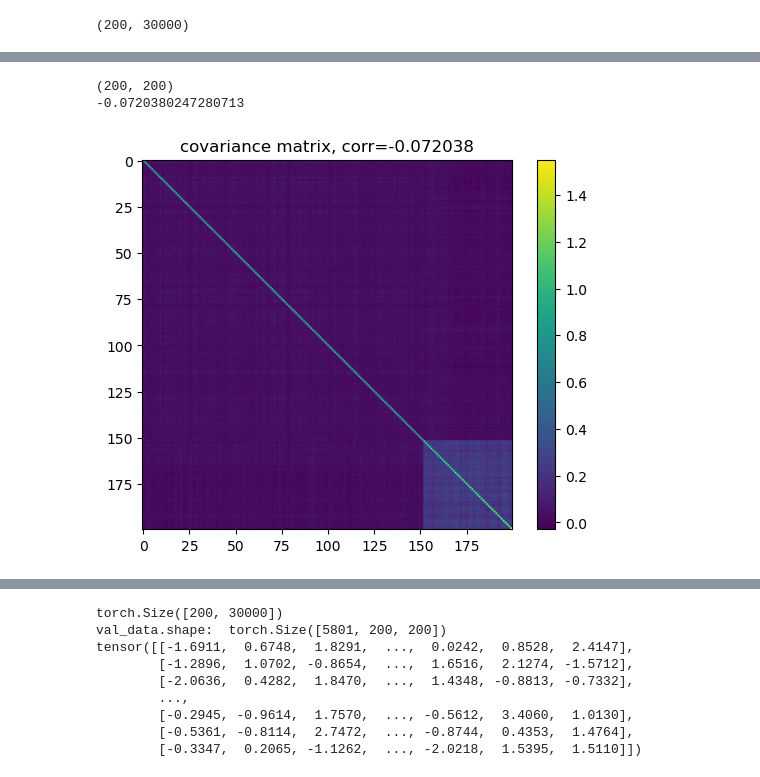
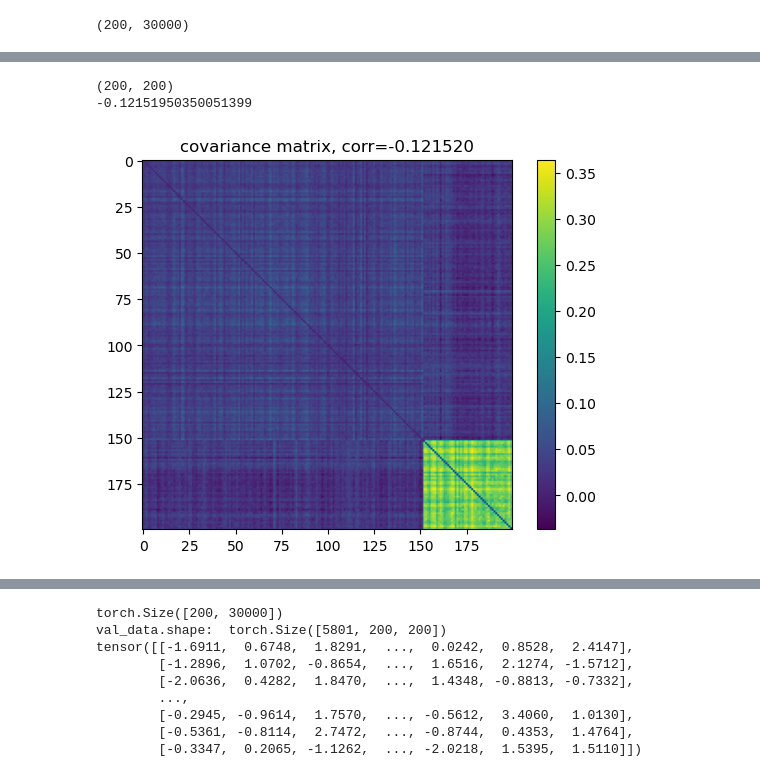
Before and after one commit to wuweizhang0723/func2graph, a Jupyter notebook: notebook/check_data/simulation_data.ipynb, the cells around one changed output, grey strips where cells are left out. Drawn from its saved outputs; the diff is of its cells as text; code cells hidden in the pictures.

```diff
--- a/notebook/check_data/simulation_data.ipynb
+++ b/notebook/check_data/simulation_data.ipynb
@@ -17,7 +17,7 @@ from func2graph import models, tools, baselines
 # %%
 neuron_num = 200   #####################
 dt = 0.05
-tau = 10
+tau = 2   ##################### !!!!!!!!!!!!!!!!!!!!!!!!!!!!!!!!!!
 
 spike_neuron_num=2
 spike_input=5
@@ -112,17 +102,18 @@ plt.show()
 # %%
 # calculate covariance matrix using activity
 weight_matrix = simulator.W_ij
 
 cov = np.cov(result)
+cov = cov - np.diag(np.diag(cov))
 print(cov.shape)
 corr = np.corrcoef(cov.flatten(), weight_matrix.detach().numpy().flatten())[0, 1]
 print(corr)
 
 plt.imshow(cov)
 plt.title("covariance matrix, corr={:.6f}".format(corr))
 plt.colorbar()
 plt.show()
 # %% [output]
 (200, 200)
--0.0720380247280713
+-0.12151950350051399
-[figure, old version]
+[figure, new version]
```
Also changed, not shown: parts of 8 cells of this notebook, 7 other files.
